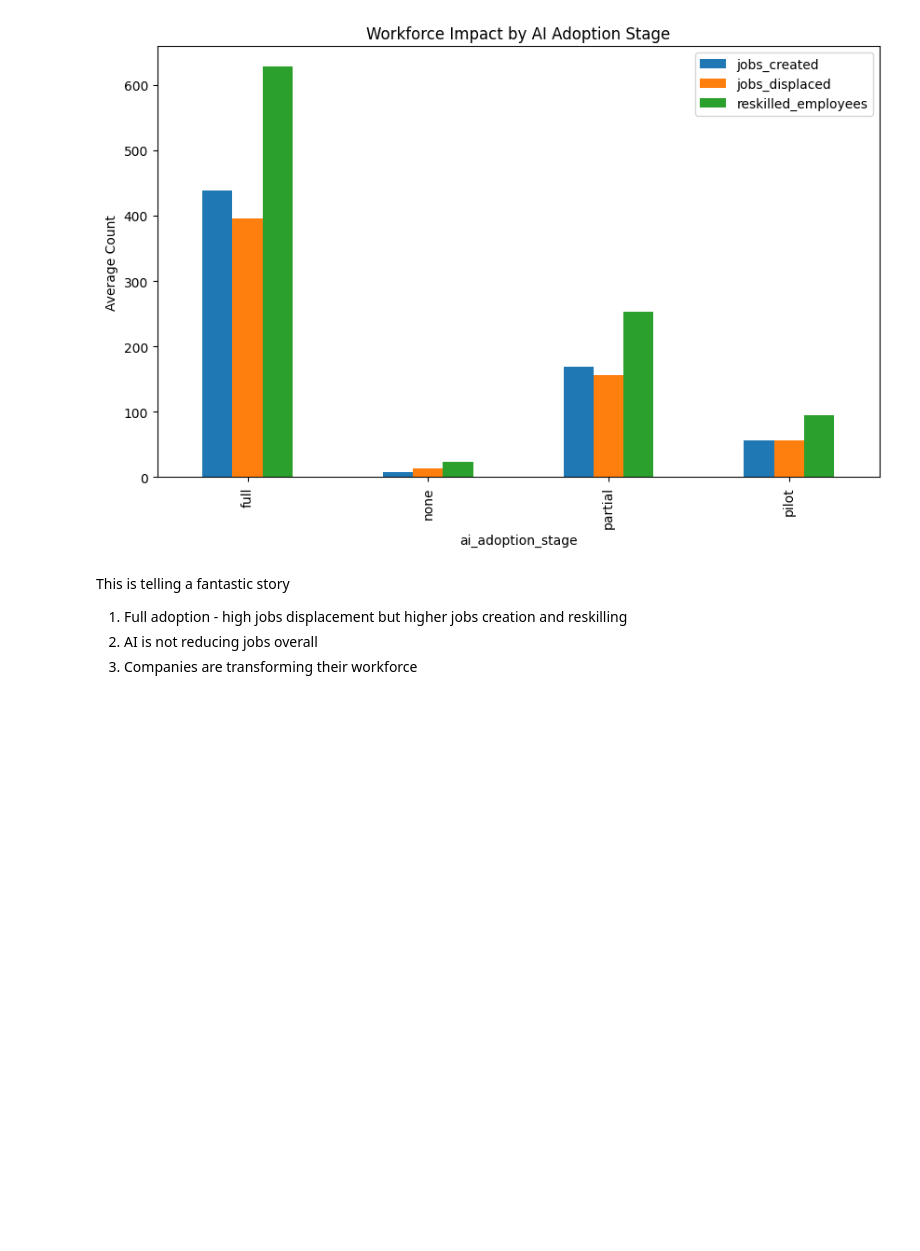
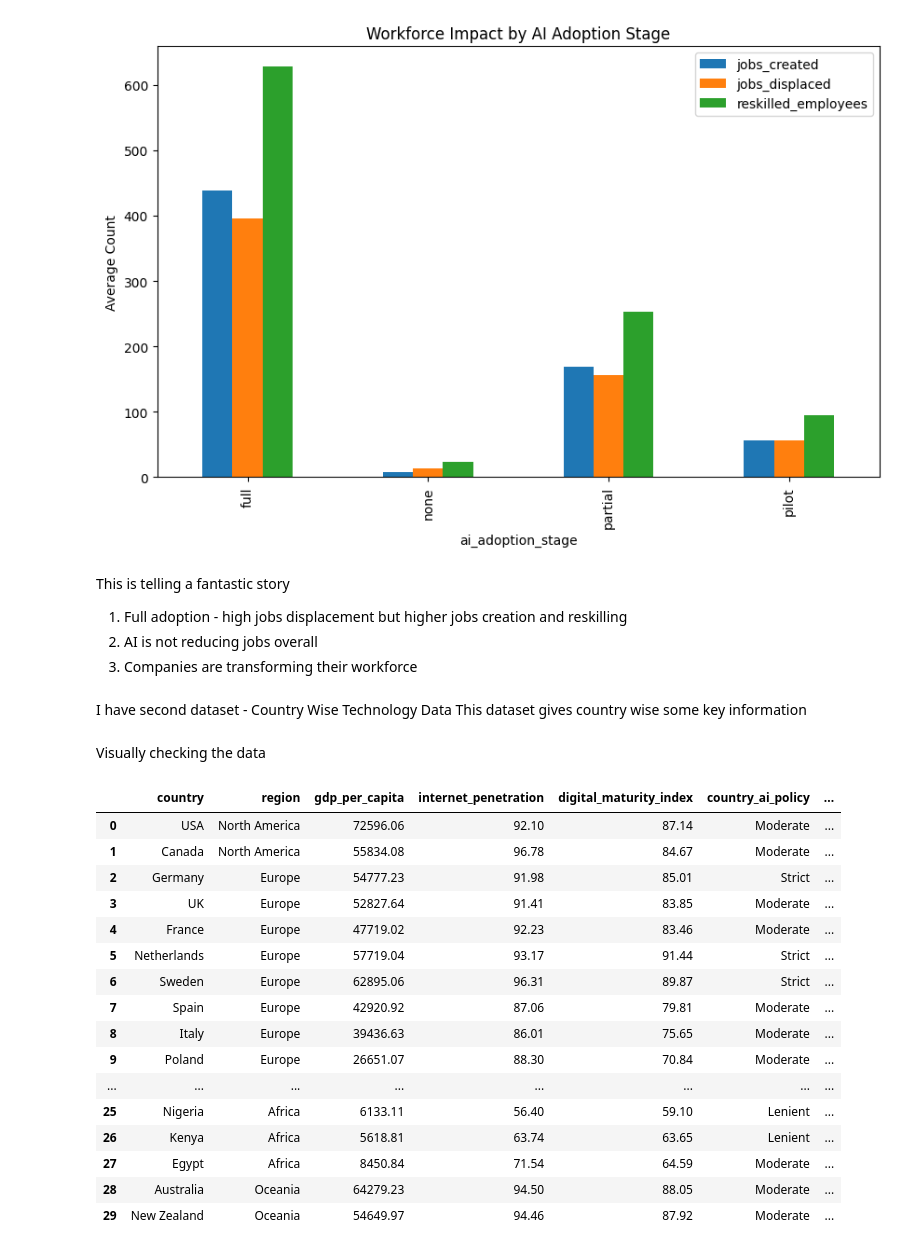
Before and after one commit to HemDesh/Data_Analysis_on_AI_Adoption_and_Workforce_Impact, a Jupyter notebook: notebooks/main.ipynb, the cells around one changed output. Cells and saved outputs as stored; diff of their text form; code cells hidden in the pictures; blank space fills up the shorter version.

Commit message:
Aquired country dfc and worked on data cleaning 07-19-2026

```diff
--- a/notebooks/main.ipynb
+++ b/notebooks/main.ipynb
@@ -865,3 +865,30 @@ This is telling a fantastic story
 1. Full adoption - high jobs displacement but higher jobs creation and reskilling
 2. AI is not reducing jobs overall
 3. Companies are transforming their workforce
+# %% [markdown]
+I have second dataset - Country Wise Technology Data
+This dataset gives country wise some key information
+# %%
+dfc = pd.read_csv("../data/country_ai_index.csv")
+# %% [markdown]
+Visually checking the data
+# %%
+dfc
+# %% [output]
+|  | country | region | gdp_per_capita | internet_penetration | digital_maturity_index | country_ai_policy | ... |
+| 0 | USA | North America | 72596.06 | 92.10 | 87.14 | Moderate | ... |
+| 1 | Canada | North America | 55834.08 | 96.78 | 84.67 | Moderate | ... |
+| 2 | Germany | Europe | 54777.23 | 91.98 | 85.01 | Strict | ... |
+| 3 | UK | Europe | 52827.64 | 91.41 | 83.85 | Moderate | ... |
+| 4 | France | Europe | 47719.02 | 92.23 | 83.46 | Moderate | ... |
+| 5 | Netherlands | Europe | 57719.04 | 93.17 | 91.44 | Strict | ... |
+| 6 | Sweden | Europe | 62895.06 | 96.31 | 89.87 | Strict | ... |
+| 7 | Spain | Europe | 42920.92 | 87.06 | 79.81 | Moderate | ... |
+| 8 | Italy | Europe | 39436.63 | 86.01 | 75.65 | Moderate | ... |
+| 9 | Poland | Europe | 26651.07 | 88.30 | 70.84 | Moderate | ... |
+| ... | ... | ... | ... | ... | ... | ... | ... |
+| 25 | Nigeria | Africa | 6133.11 | 56.40 | 59.10 | Lenient | ... |
+| 26 | Kenya | Africa | 5618.81 | 63.74 | 63.65 | Lenient | ... |
+| 27 | Egypt | Africa | 8450.84 | 71.54 | 64.59 | Moderate | ... |
+| 28 | Australia | Oceania | 64279.23 | 94.50 | 88.05 | Moderate | ... |
+| 29 | New Zealand | Oceania | 54649.97 | 94.46 | 87.92 | Moderate | ... |
```
Also changed, not shown: parts of 20 cells of this notebook.
